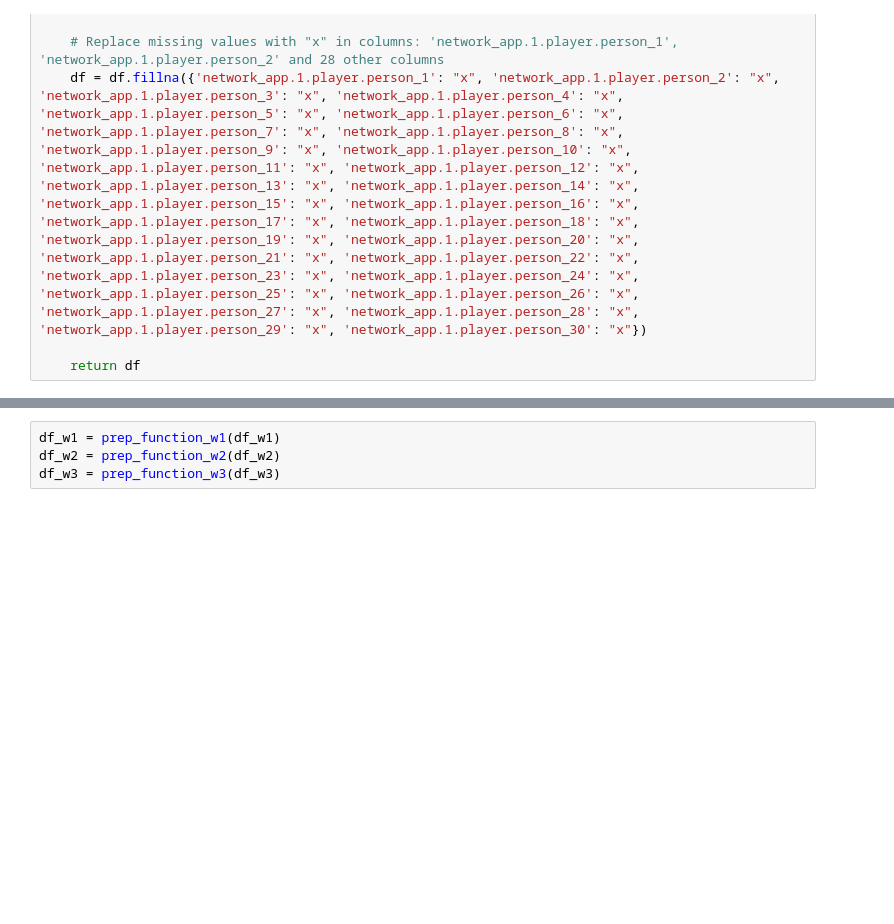
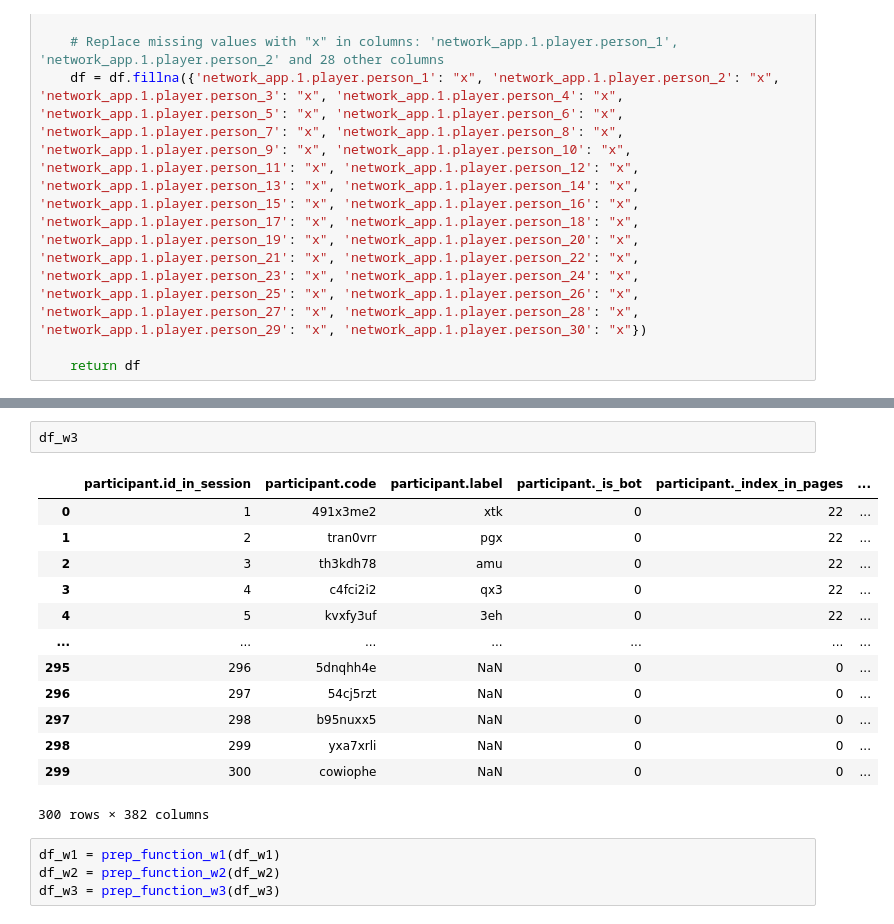
Before and after one commit to LS-Shikano/StudentSurvey, a Jupyter notebook: data_WS2425/SS_DataPipe.ipynb, the cells around one changed output, grey strips where cells are left out. Saved outputs shown, nothing was run; the diff lists cells and outputs as text; blank space fills up the shorter version.

```diff
--- a/data_WS2425/SS_DataPipe.ipynb
+++ b/data_WS2425/SS_DataPipe.ipynb
@@ -194,6 +214,22 @@ def shiny_dataframe(df):
     df = df.loc[:, df.columns.str.startswith(tuple(prefixes))]
 
     return df
+# %%
+df_w3
+# %% [output]
+|  | participant.id_in_session | participant.code | participant.label | participant._is_bot | participant._index_in_pages | ... |
+| 0 | 1 | 491x3me2 | xtk | 0 | 22 | ... |
+| 1 | 2 | tran0vrr | pgx | 0 | 22 | ... |
+| 2 | 3 | th3kdh78 | amu | 0 | 22 | ... |
+| 3 | 4 | c4fci2i2 | qx3 | 0 | 22 | ... |
+| 4 | 5 | kvxfy3uf | 3eh | 0 | 22 | ... |
+| ... | ... | ... | ... | ... | ... | ... |
+| 295 | 296 | 5dnqhh4e | NaN | 0 | 0 | ... |
+| 296 | 297 | 54cj5rzt | NaN | 0 | 0 | ... |
+| 297 | 298 | b95nuxx5 | NaN | 0 | 0 | ... |
+| 298 | 299 | yxa7xrli | NaN | 0 | 0 | ... |
+| 299 | 300 | cowiophe | NaN | 0 | 0 | ... |
+300 rows × 382 columns
 # %%
 df_w1 = prep_function_w1(df_w1)
 df_w2 = prep_function_w2(df_w2)
```
Also changed, not shown: parts of 5 cells of this notebook, 10 other files.
